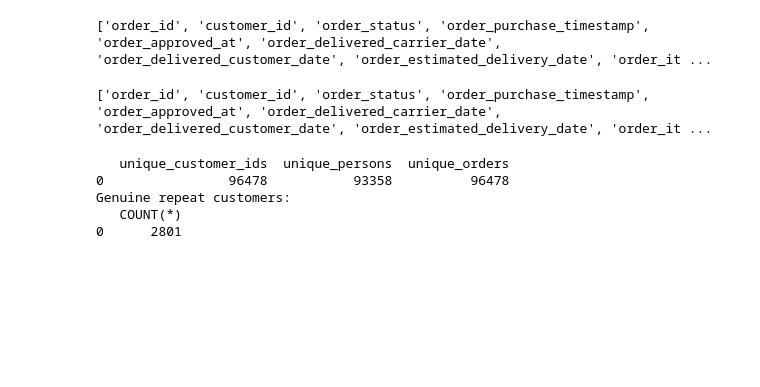
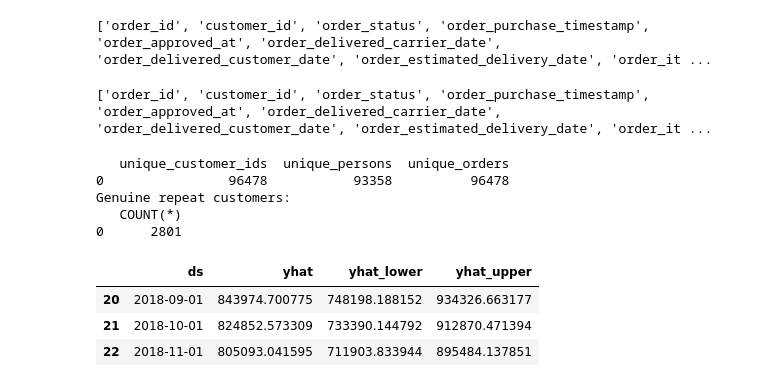
Before and after one commit to omshewalegit/sales-pulse-ai, a Jupyter notebook: notebooks/01_data_exploration.ipynb, the cells around one changed output. Saved outputs shown, nothing was run; the diff lists cells and outputs as text; code cells hidden in the pictures; blank space fills up the shorter version.

```diff
--- a/notebooks/01_data_exploration.ipynb
+++ b/notebooks/01_data_exploration.ipynb
@@ -476,3 +476,10 @@ print(check4)
 Genuine repeat customers:
    COUNT(*)
 0      2801
+# %%
+forecast_final[['ds', 'yhat', 'yhat_lower', 'yhat_upper']].tail(3)
+# %% [output]
+|  | ds | yhat | yhat_lower | yhat_upper |
+| 20 | 2018-09-01 | 843974.700775 | 748198.188152 | 934326.663177 |
+| 21 | 2018-10-01 | 824852.573309 | 733390.144792 | 912870.471394 |
+| 22 | 2018-11-01 | 805093.041595 | 711903.833944 | 895484.137851 |
```
Also changed, not shown: parts of 4 cells of this notebook, 6 other files.
